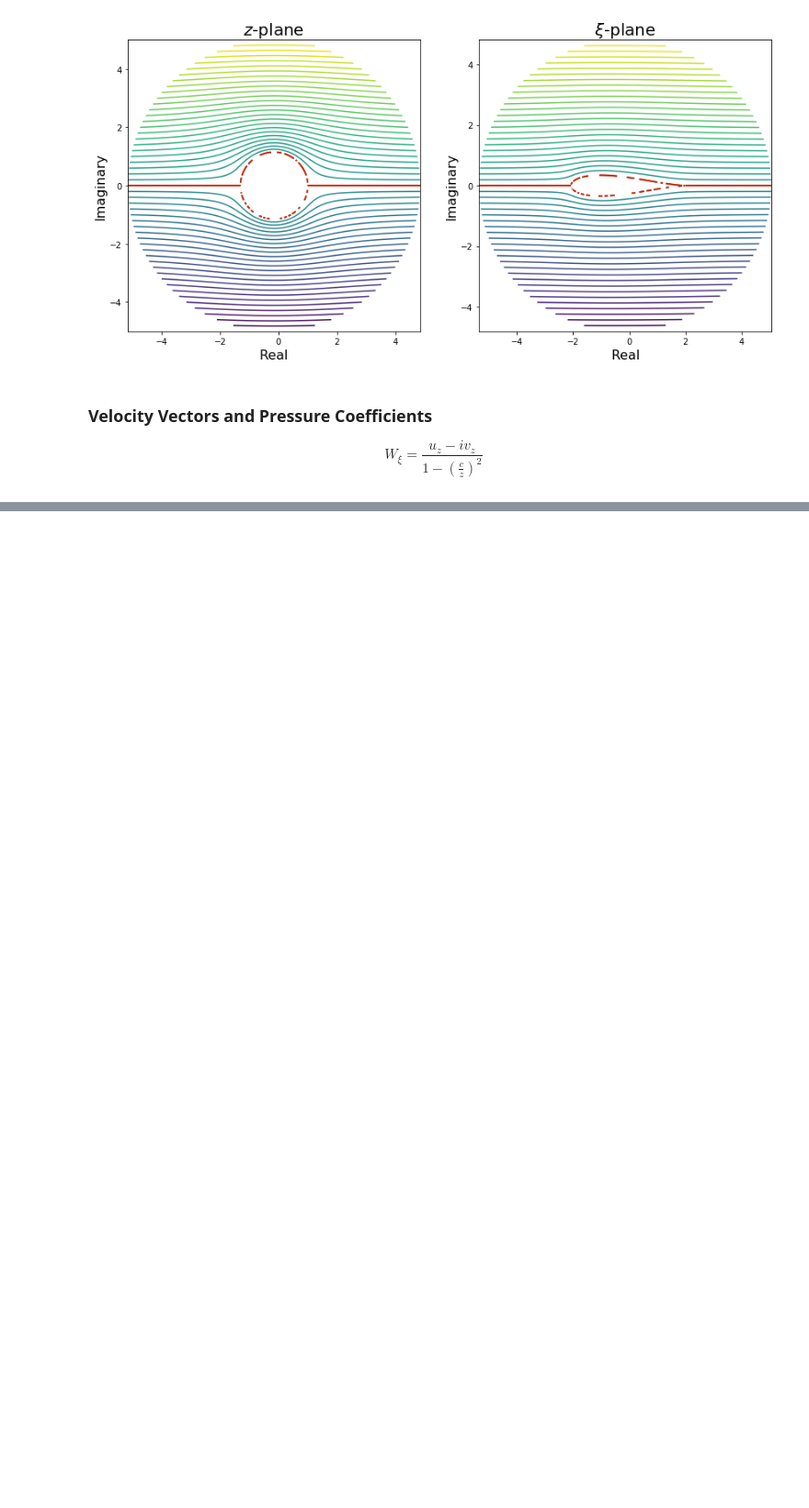
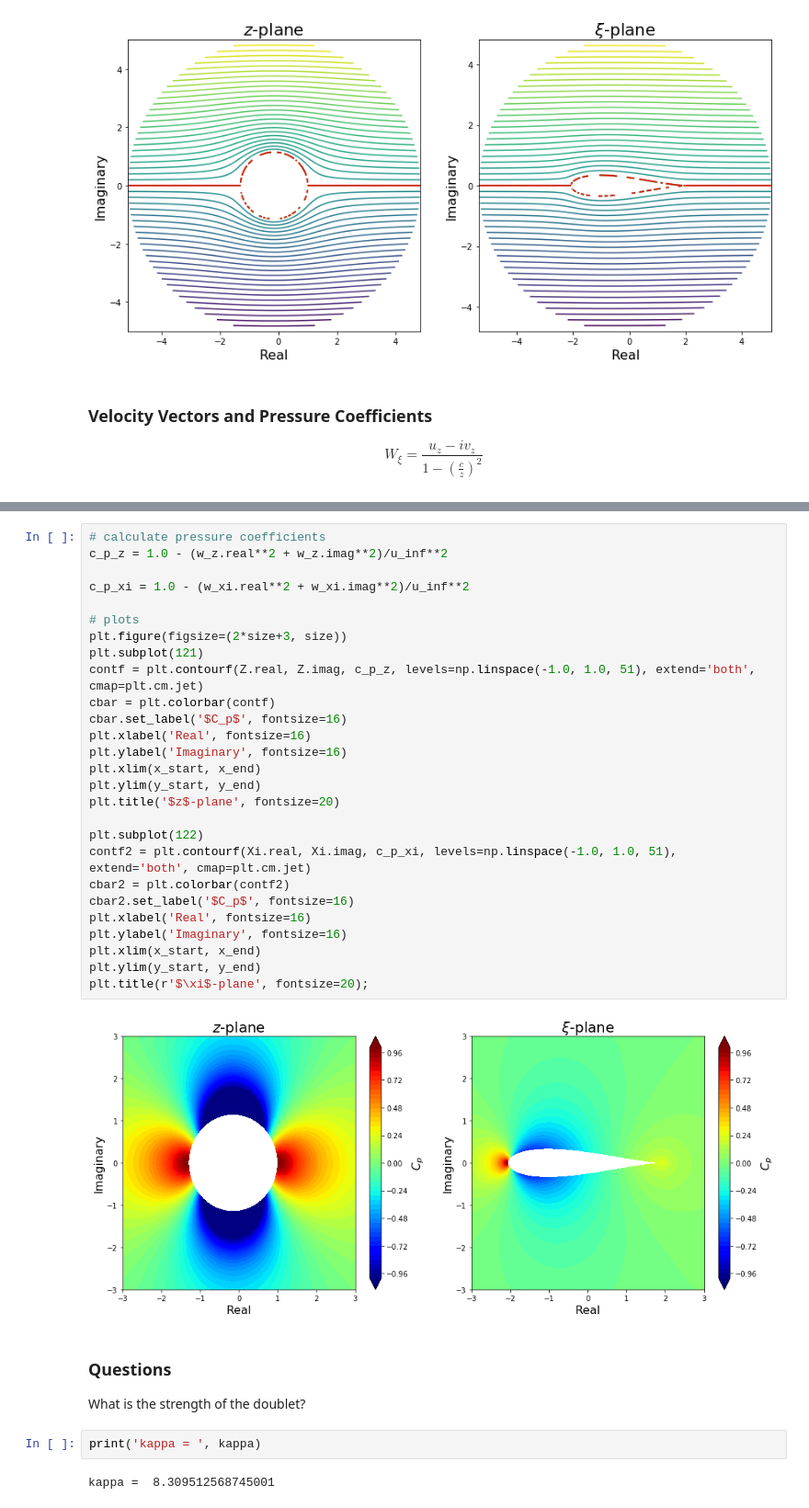
Before and after one commit to bobforcha/mae6226_workspace, a Jupyter notebook: assignments/assignment_02/assignment_02.ipynb, the cells around one changed output, grey strips where cells are left out. Shown at 92% size. Saved outputs shown, nothing was run; the diff lists cells and outputs as text; blank space fills up the shorter version.

```diff
--- a/assignments/assignment_02/assignment_02.ipynb
+++ b/assignments/assignment_02/assignment_02.ipynb
@@ -244,0 +276,37 @@ $$W_\xi = \frac{u_z - iv_z}{1 - \left(\frac{c}{z}\right)^2}$$
+# %%
+# calculate pressure coefficients
+c_p_z = 1.0 - (w_z.real**2 + w_z.imag**2)/u_inf**2
+
+c_p_xi = 1.0 - (w_xi.real**2 + w_xi.imag**2)/u_inf**2
+
+# plots
+plt.figure(figsize=(2*size+3, size))
+plt.subplot(121)
+contf = plt.contourf(Z.real, Z.imag, c_p_z, levels=np.linspace(-1.0, 1.0, 51), extend='both', cmap=plt.cm.jet)
+cbar = plt.colorbar(contf)
+cbar.set_label('$C_p$', fontsize=16)
+plt.xlabel('Real', fontsize=16)
+plt.ylabel('Imaginary', fontsize=16)
+plt.xlim(x_start, x_end)
+plt.ylim(y_start, y_end)
+plt.title('$z$-plane', fontsize=20)
+
+plt.subplot(122)
+contf2 = plt.contourf(Xi.real, Xi.imag, c_p_xi, levels=np.linspace(-1.0, 1.0, 51), extend='both', cmap=plt.cm.jet)
+cbar2 = plt.colorbar(contf2)
+cbar2.set_label('$C_p$', fontsize=16)
+plt.xlabel('Real', fontsize=16)
+plt.ylabel('Imaginary', fontsize=16)
+plt.xlim(x_start, x_end)
+plt.ylim(y_start, y_end)
+plt.title(r'$\xi$-plane', fontsize=20);
+# %% [output]
+[figure, added]
+# %% [markdown]
+### Questions
+
+What is the strength of the doublet?
+# %%
+print('kappa = ', kappa)
+# %% [output]
+kappa =  8.309512568745001
```
Also changed, not shown: parts of 12 cells of this notebook, 2 other files.
